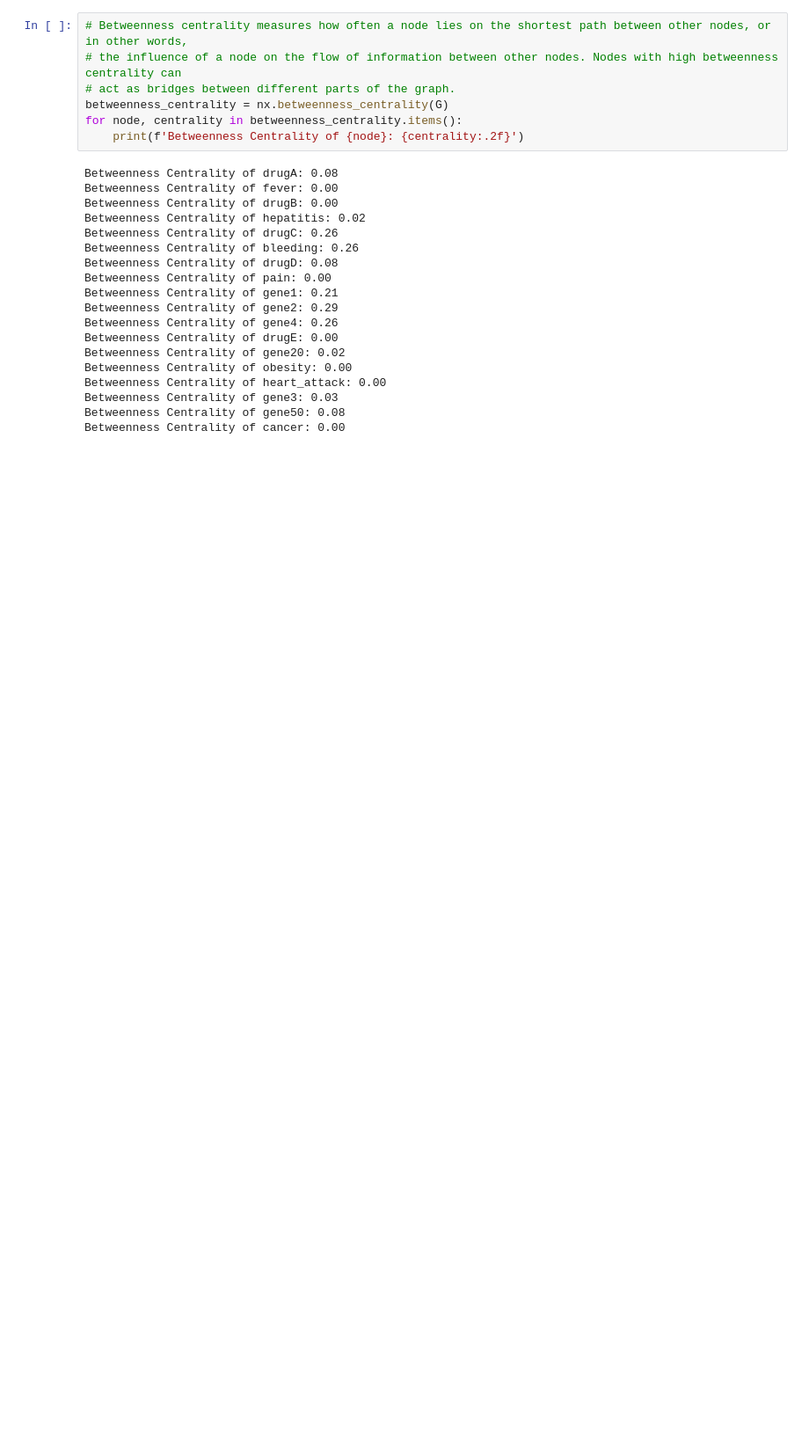
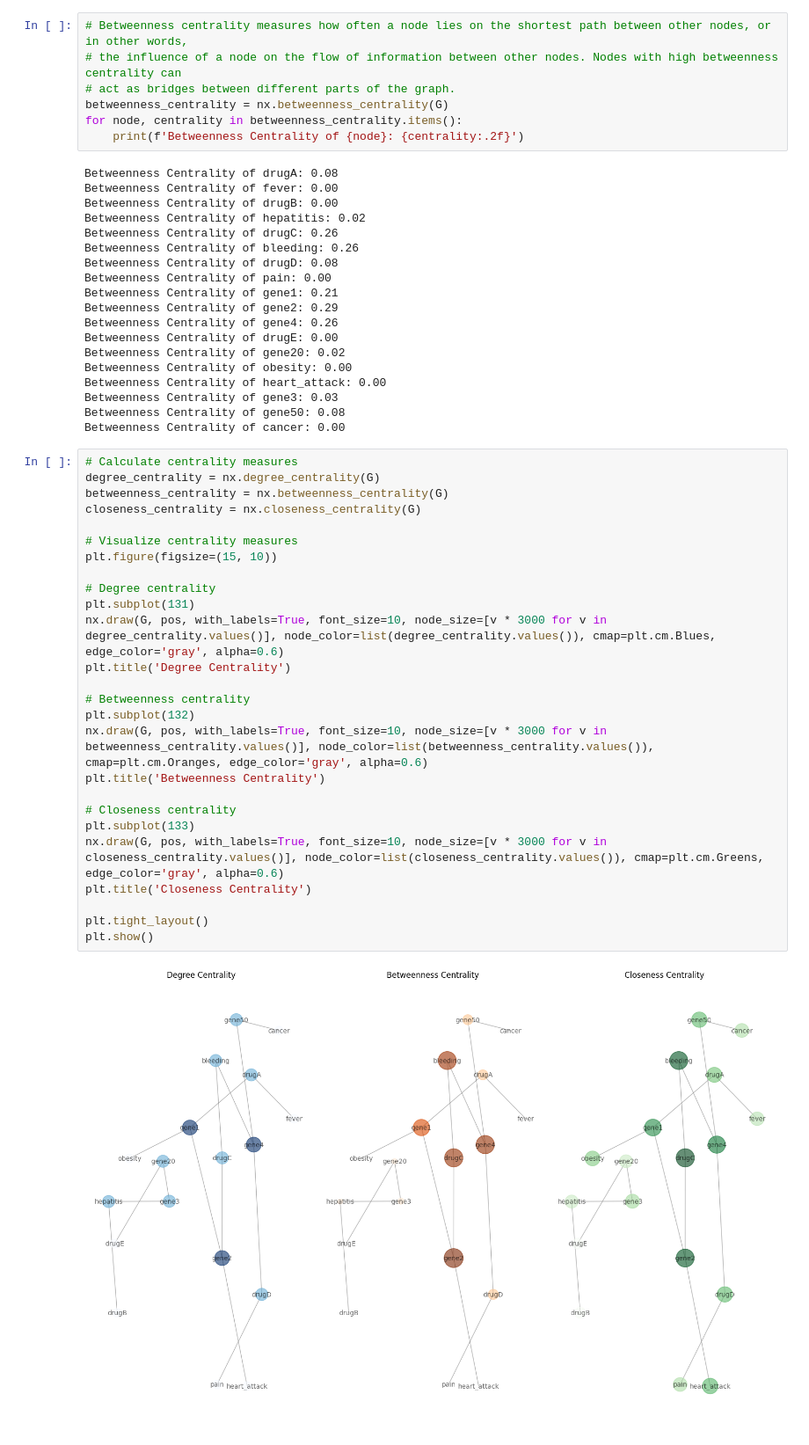
Before and after one commit to Gutema-1990/GenAI-agent, a Jupyter notebook: implementing_KG.ipynb, the cells around one changed output. Shown: that part at 88% size. Saved outputs shown, nothing was run; the diff lists cells and outputs as text; blank space fills up the shorter version.

```diff
--- a/implementing_KG.ipynb
+++ b/implementing_KG.ipynb
@@ -106,3 +106,31 @@ Betweenness Centrality of heart_attack: 0.00
 Betweenness Centrality of gene3: 0.03
 Betweenness Centrality of gene50: 0.08
 Betweenness Centrality of cancer: 0.00
+# %%
+# Calculate centrality measures
+degree_centrality = nx.degree_centrality(G)
+betweenness_centrality = nx.betweenness_centrality(G)
+closeness_centrality = nx.closeness_centrality(G)
+
+# Visualize centrality measures
+plt.figure(figsize=(15, 10))
+
+# Degree centrality
+plt.subplot(131)
+nx.draw(G, pos, with_labels=True, font_size=10, node_size=[v * 3000 for v in degree_centrality.values()], node_color=list(degree_centrality.values()), cmap=plt.cm.Blues, edge_color='gray', alpha=0.6)
+plt.title('Degree Centrality')
+
+# Betweenness centrality
+plt.subplot(132)
+nx.draw(G, pos, with_labels=True, font_size=10, node_size=[v * 3000 for v in betweenness_centrality.values()], node_color=list(betweenness_centrality.values()), cmap=plt.cm.Oranges, edge_color='gray', alpha=0.6)
+plt.title('Betweenness Centrality')
+
+# Closeness centrality
+plt.subplot(133)
+nx.draw(G, pos, with_labels=True, font_size=10, node_size=[v * 3000 for v in closeness_centrality.values()], node_color=list(closeness_centrality.values()), cmap=plt.cm.Greens, edge_color='gray', alpha=0.6)
+plt.title('Closeness Centrality')
+
+plt.tight_layout()
+plt.show()
+# %% [output]
+[figure, added]
```
Also changed, not shown: parts of 5 cells of this notebook.
